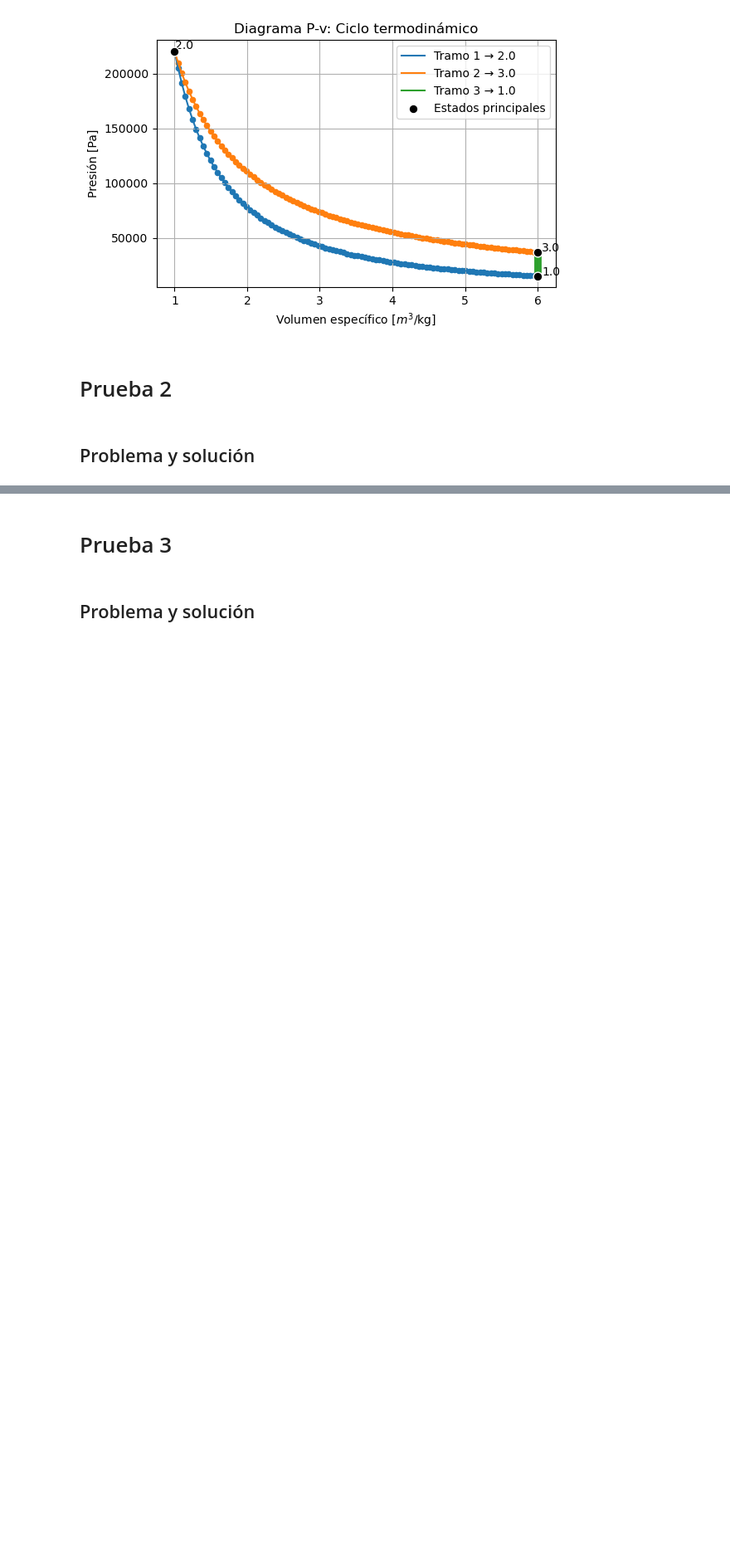
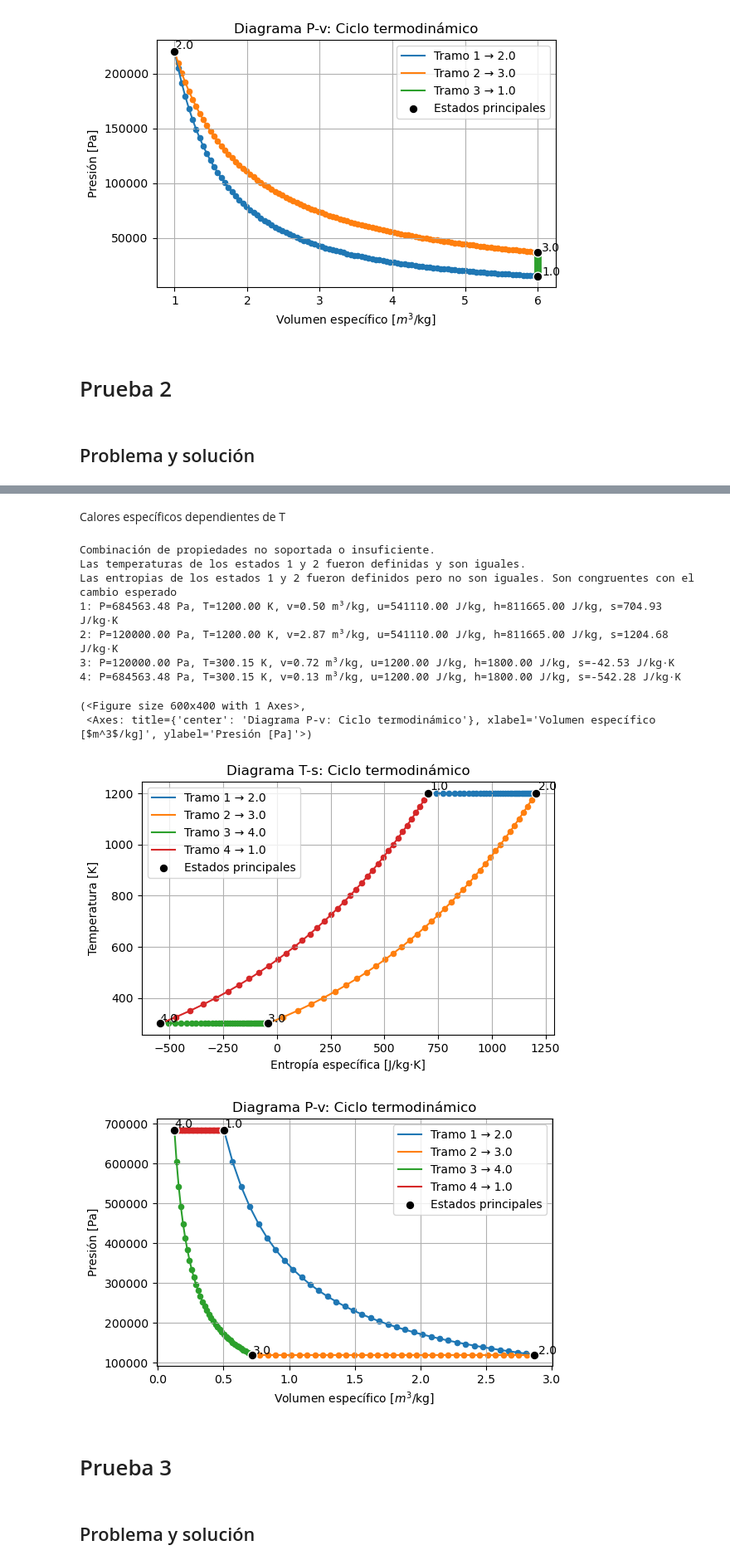
Before and after one commit to physicsIS/Calculadora_Temodinamica, a Jupyter notebook: pruebas.ipynb, the cells around one changed output, grey strips where cells are left out. Shown at 83% size. Drawn from its saved outputs; the diff is of its cells as text; code cells hidden in the pictures; blank space fills up the shorter version.

```diff
--- a/pruebas.ipynb
+++ b/pruebas.ipynb
@@ -109,6 +115,58 @@ Las entropias de los estados 1 y 2 fueron definidos pero no son iguales. Son con
  <Axes: title={'center': 'Diagrama P-v: Ciclo termodinámico'}, xlabel='Volumen específico [$m^3$/kg]', ylabel='Presión [Pa]'>)
 [figure]
 [figure]
+# %% [markdown]
+Calores específicos dependientes de T
+# %%
+def cp_func(T):
+	a=28.11
+	b=0.1967e-2
+	c=0.4802e-5
+	d=-1.966e-9
+	return (a + b*T + c*T**2 + d*T**3)*1000/28.97
+
+
+modelo21 = ModeloGasIdeal(calores_constantes=False,R_gas=0.287*1000,cp=cp_func,cv=0.6*1000)
+ciclo21 = CicloTermodinamico(modelo2,n_estados = 4)
+
+# El orden de definicion de los estados no importa siempre que se tenga coherencia al unirlo mediante ciclos
+# No obstante se recomiendo hacer que el primer estado del ciclo sea el que esta totalmente definido
+ciclo21.agregar_estado(1, T = 1200)
+ciclo21.agregar_estado(2, T = 1200)
+ciclo21.agregar_estado(3, T=300.15, P = 120*1000)
+ciclo21.agregar_estado(4)
+
+# Definir el proceso de trasferencia de calor entre los estados 3 y 4, nos dota de la informacion necesaria para definir los estados 1 y 2 mediante sus procesos.
+calor_out = -150*1000
+ciclo21.proceso_in_or_out_calor(ciclo21.estados[2], ciclo21.estados[3], calor_out)
+
+
+# Proceso isobarico entre el estado 2 y el 3
+ciclo21.proceso_isobarico(ciclo21.estados[1], ciclo21.estados[2])
+
+# Proceso isobarico entre el estado 4 y  el 1
+ciclo21.proceso_isobarico(ciclo21.estados[3], ciclo21.estados[0])
+
+# A pesar de que el ciclo ya tiene todos los estados definidos, es necesario cerrarlo con el proceso que hay entre los estados 1 y 2
+
+ciclo21.proceso_in_or_out_calor(ciclo21.estados[0],ciclo21.estados[1], -calor_out*ciclo21.estados[0].T/ciclo21.estados[2].T)
+
+
+ciclo21.mostrar_ciclo()
+ciclo21.graficar_diagrama_Ts()
+ciclo21.graficar_diagrama_Pv()
+# %% [output]
+Combinación de propiedades no soportada o insuficiente.
+Las temperaturas de los estados 1 y 2 fueron definidas y son iguales.
+Las entropias de los estados 1 y 2 fueron definidos pero no son iguales. Son congruentes con el cambio esperado
+1: P=684563.48 Pa, T=1200.00 K, v=0.50 m³/kg, u=541110.00 J/kg, h=811665.00 J/kg, s=704.93 J/kg·K
+2: P=120000.00 Pa, T=1200.00 K, v=2.87 m³/kg, u=541110.00 J/kg, h=811665.00 J/kg, s=1204.68 J/kg·K
+3: P=120000.00 Pa, T=300.15 K, v=0.72 m³/kg, u=1200.00 J/kg, h=1800.00 J/kg, s=-42.53 J/kg·K
+4: P=684563.48 Pa, T=300.15 K, v=0.13 m³/kg, u=1200.00 J/kg, h=1800.00 J/kg, s=-542.28 J/kg·K
+(<Figure size 600x400 with 1 Axes>,
+ <Axes: title={'center': 'Diagrama P-v: Ciclo termodinámico'}, xlabel='Volumen específico [$m^3$/kg]', ylabel='Presión [Pa]'>)
+[figure, added]
+[figure, added]
 # %% [markdown]
 # Prueba 3
 # %% [markdown]
```
Also changed, not shown: parts of 6 cells of this notebook, 1 other file.
